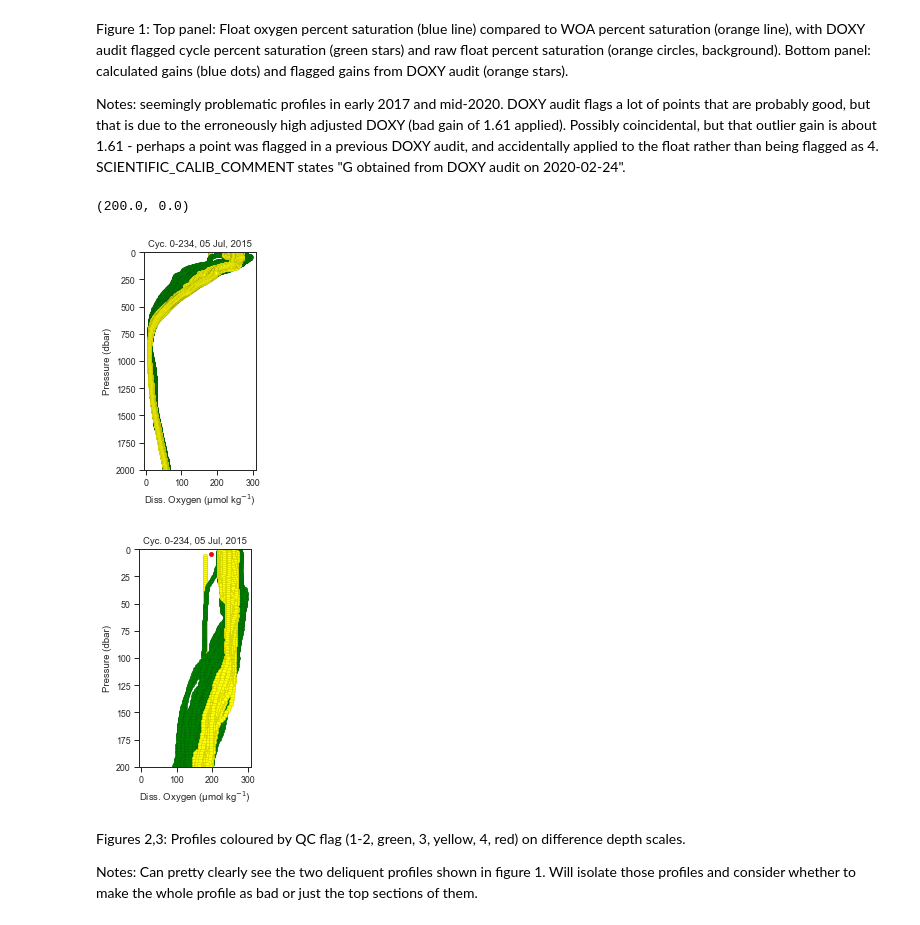
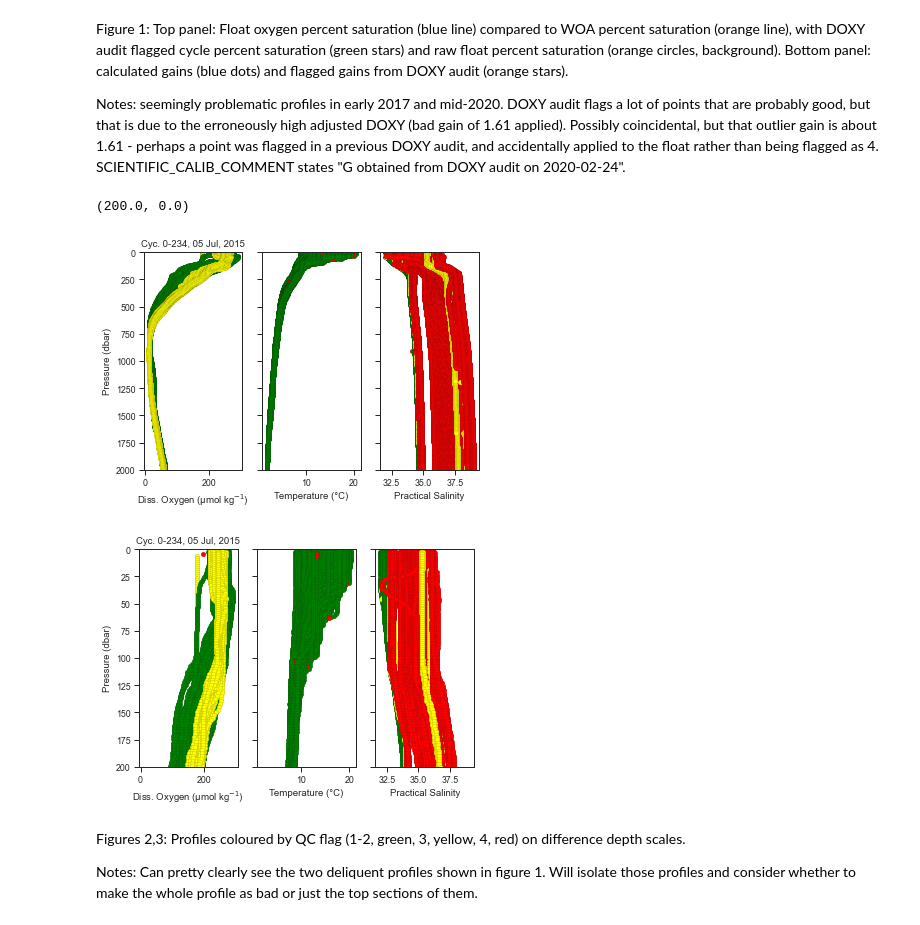
Before and after one commit to ArgoCanada/meds-dmqc, a Jupyter notebook: report/notebooks/4901784_report.ipynb, the cells around one changed output. Drawn from its saved outputs; the diff is of its cells as text; code cells hidden in the pictures.

```diff
--- a/report/notebooks/4901784_report.ipynb
+++ b/report/notebooks/4901784_report.ipynb
@@ -75,13 +75,13 @@ Figure 1: Top panel: Float oxygen percent saturation (blue line) compared to WOA
 Notes: seemingly problematic profiles in early 2017 and mid-2020. DOXY audit flags a lot of points that are probably good, but that is due to the erroneously high adjusted DOXY (bad gain of 1.61 applied). Possibly coincidental, but that outlier gain is about 1.61 - perhaps a point was flagged in a previous DOXY audit, and accidentally applied to the float rather than being flagged as 4. SCIENTIFIC_CALIB_COMMENT states "G obtained from DOXY audit on 2020-02-24".
 # %%
 flt.reset()
-g = flt.plot('qcprofiles', varlist=['DOXY'])
-g = flt.plot('qcprofiles', varlist=['DOXY'])
+g = flt.plot('qcprofiles', varlist=['DOXY', 'TEMP', 'PSAL'])
+g = flt.plot('qcprofiles', varlist=['DOXY', 'TEMP', 'PSAL'])
 g.axes[0].set_ylim((200,0))
 # %% [output]
 (200.0, 0.0)
-[figure, old version]
+[figure, new version]
-[figure, old version]
+[figure, new version]
 # %% [markdown]
 Figures 2,3: Profiles coloured by QC flag (1-2, green, 3, yellow, 4, red) on difference depth scales.
 
```
Also changed, not shown: parts of 5 cells of this notebook.
